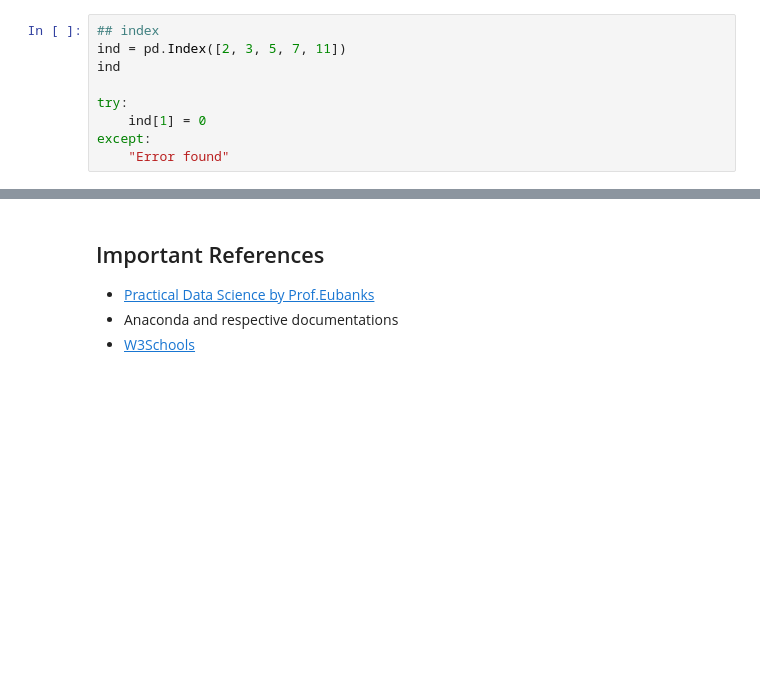
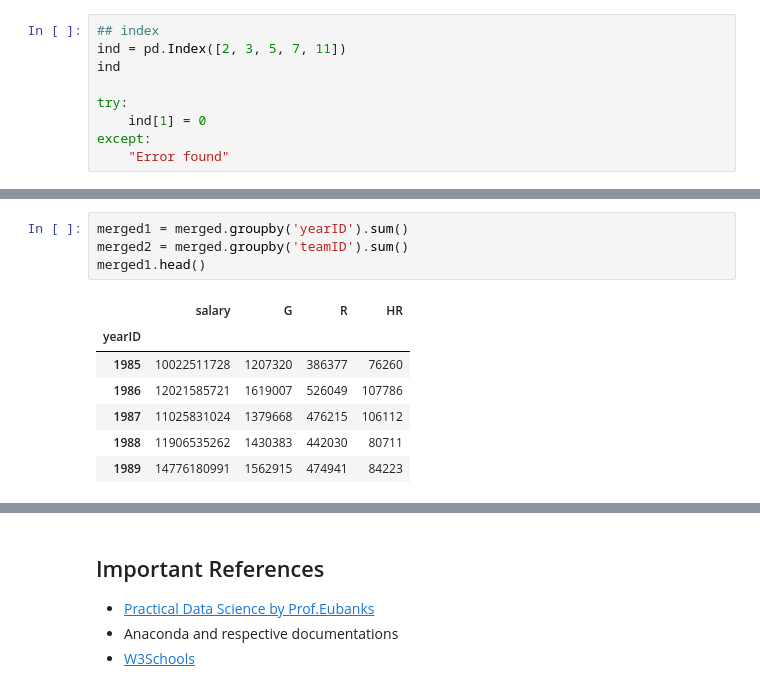
Before and after one commit to suryaeada9/ucsas_intro_python, a Jupyter notebook: UCSAS_Python.ipynb, the cells around one changed output, grey strips where cells are left out. Saved outputs shown, nothing was run; the diff lists cells and outputs as text; blank space fills up the shorter version.

```diff
--- a/UCSAS_Python.ipynb
+++ b/UCSAS_Python.ipynb
@@ -1059,0 +1168,12 @@ states.loc[:'Florida', ['population', 'density']]
+# %%
+merged1 = merged.groupby('yearID').sum()
+merged2 = merged.groupby('teamID').sum()
+merged1.head()
+# %% [output]
+|  | salary | G | R | HR |
+| yearID |  |  |  |  |
+| 1985 | 10022511728 | 1207320 | 386377 | 76260 |
+| 1986 | 12021585721 | 1619007 | 526049 | 107786 |
+| 1987 | 11025831024 | 1379668 | 476215 | 106112 |
+| 1988 | 11906535262 | 1430383 | 442030 | 80711 |
+| 1989 | 14776180991 | 1562915 | 474941 | 84223 |
```
Also changed, not shown: parts of 53 cells of this notebook, 2 other files.
